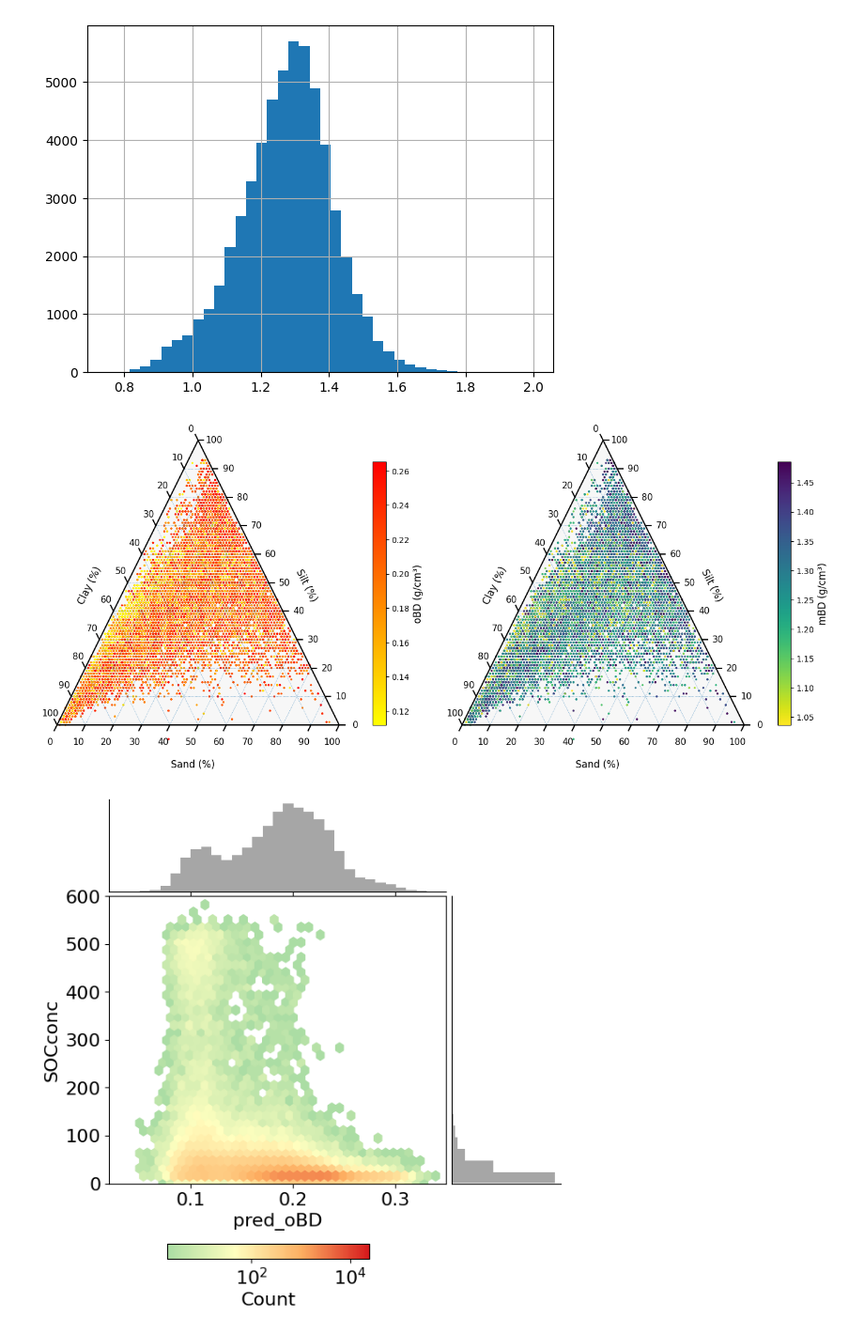
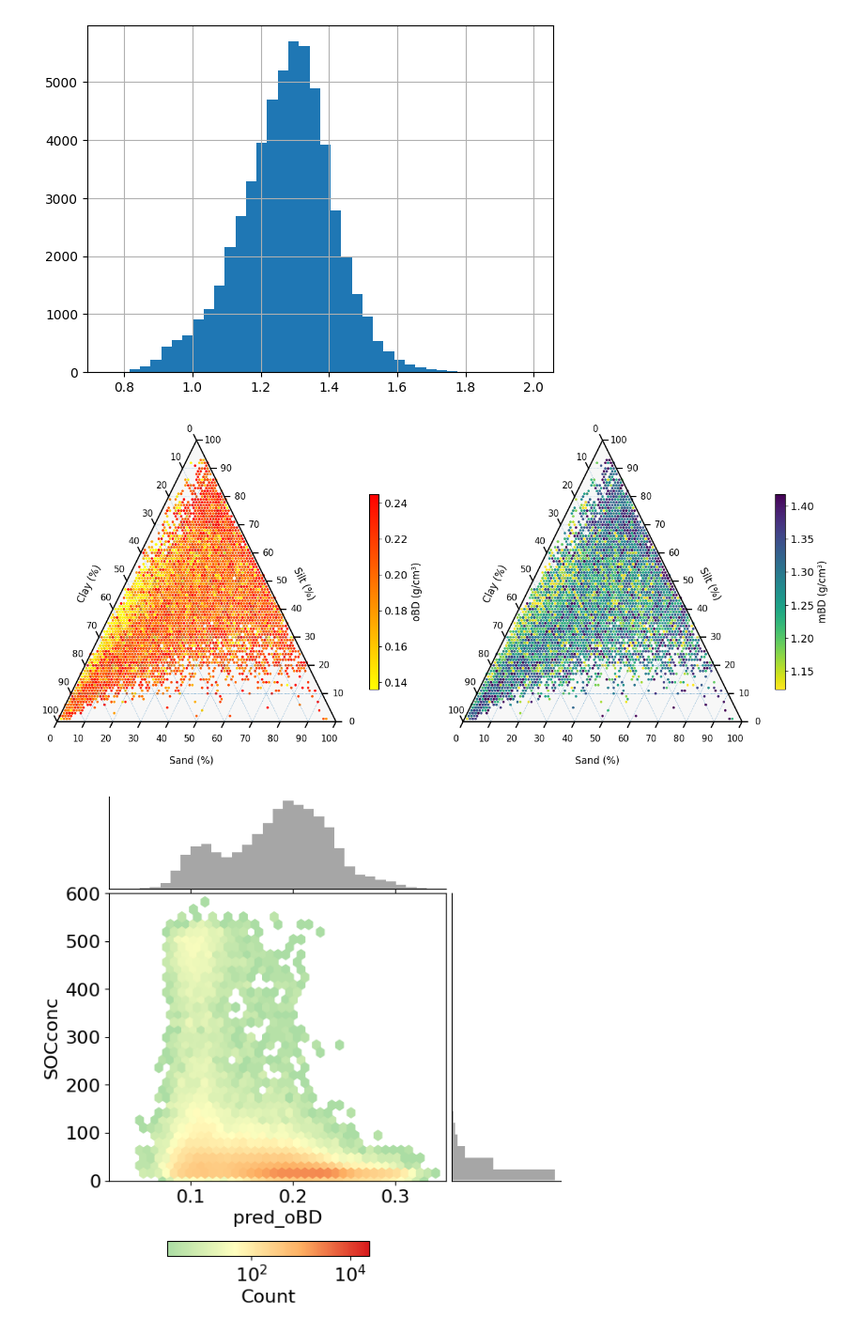
Before and after one commit to AI4SoilHealth/EasyDensity.jl, a Jupyter notebook: CompareModels.ipynb, the cells around one changed output. Shown at 94% size. Cells and saved outputs as stored; diff of their text form; code cells hidden in the pictures.

Commit message:
add plots in appdix

```diff
--- a/CompareModels.ipynb
+++ b/CompareModels.ipynb
@@ -630,7 +744,14 @@ df['pred_mBD'].hist(bins=40)
 import ternary
 import matplotlib as mpl
 
-df_filter = df.loc[(df['clay'] + df['silt'] + df['sand']) == 100]
+df_filter = df.loc[df["silt"]>0]
+
+df_filter = (
+    df_filter
+    .groupby(['clay', 'silt', 'sand'], as_index=False)
+    .mean(numeric_only=True)
+)
+
 points = df_filter[['clay', 'silt', 'sand']].values
 
 colors_oBD = df_filter['pred_oBD'].values
@@ -651,7 +772,7 @@ tax_o.scatter(
     cmap='autumn_r',
     vmin=vmin_o,
     vmax=vmax_o,
-    s=2
+    s=4
 )
 
 tax_o.left_axis_label("Clay (%)",  offset=0.14, fontsize=12)
@@ -677,7 +798,7 @@ sm_o = mpl.cm.ScalarMappable(
 )
 sm_o.set_array([])
 
-cbar_o = plt.colorbar(sm_o, ax=axes[0], shrink=0.8)
+cbar_o = plt.colorbar(sm_o, ax=axes[0], shrink=0.6)
 cbar_o.set_label("oBD (g/cm³)", fontsize=12)
 tax_m = ternary.TernaryAxesSubplot(ax=axes[1], scale=100)
 
@@ -687,39 +808,39 @@ tax_m.scatter(
     cmap='viridis_r',
     vmin=vmin_m,
     vmax=vmax_m,
-    s=2
+    s=4
 )
 
 tax_m.left_axis_label("Clay (%)",  offset=0.14, fontsize=12)
 tax_m.right_axis_label("Silt (%)", offset=0.14, fontsize=12)
 tax_m.bottom_axis_label("Sand (%)", offset=0.07, fontsize=12)
 
 tax_m.gridlines(multiple=10)
 tax_m.ticks(
     axis='lbr',
     multiple=10,
     fontsize=11,
     offset=0.02
 )
 
 tax_m.boundary()
 tax_m.clear_matplotlib_ticks()
 tax_m.get_axes().axis('off')
 
 # colorbar (mBD)
 sm_m = mpl.cm.ScalarMappable(
     cmap='viridis_r',
     norm=mpl.colors.Normalize(vmin=vmin_m, vmax=vmax_m)
 )
 sm_m.set_array([])
 
-cbar_m = plt.colorbar(sm_m, ax=axes[1], shrink=0.8)
+cbar_m = plt.colorbar(sm_m, ax=axes[1], shrink=0.6)
 cbar_m.set_label("mBD (g/cm³)", fontsize=12)
 plt.tight_layout()
 fig.savefig(f"./fig/latent_texture.pdf", bbox_inches="tight")
 plt.show()
 # %% [output]
-[figure, old version]
+[figure, new version]
 # %%
 x = df['pred_oBD'] #/ scalers.get('BD')
 y = df['SOCconc'] #/ scalers.get('SOCconc')
```
Also changed, not shown: parts of 2 cells of this notebook, 2 other files.
